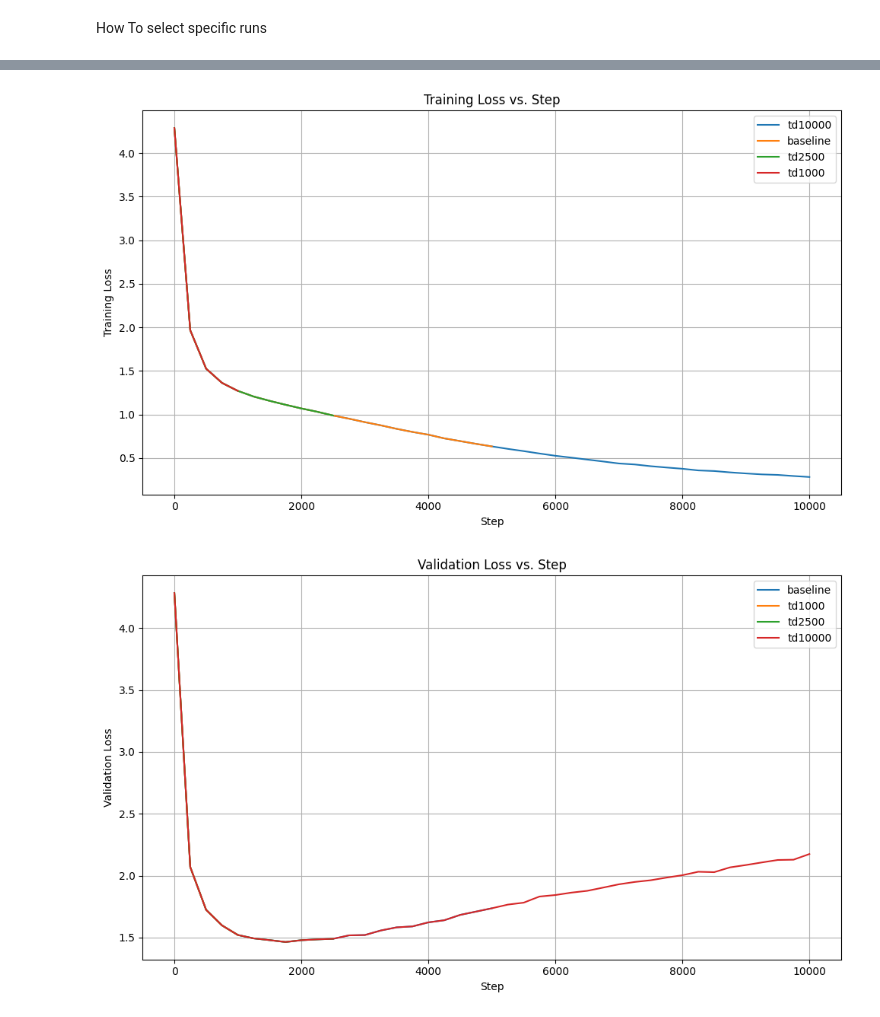
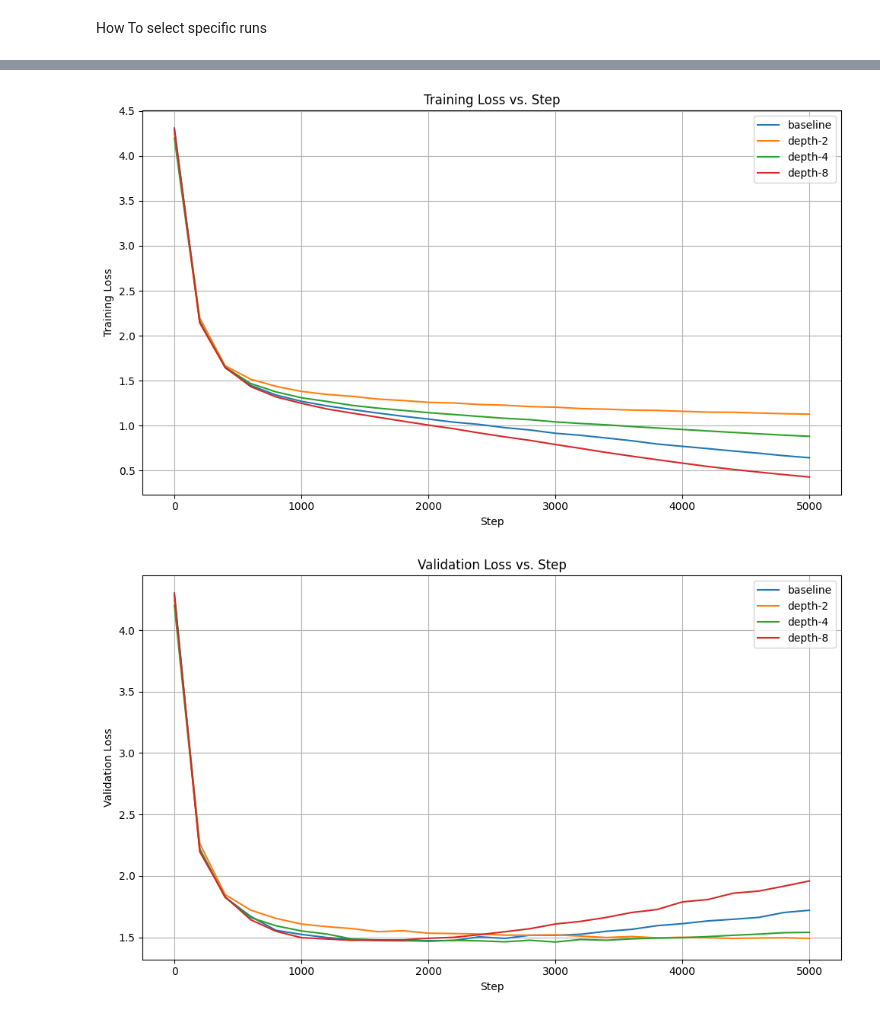
Before and after one commit to maaxhe/foundations_NLP, a Jupyter notebook: final_assignment/notebook.ipynb, the cells around one changed output, grey strips where cells are left out. Cells and saved outputs as stored; diff of their text form; code cells hidden in the pictures.

```diff
--- a/final_assignment/notebook.ipynb
+++ b/final_assignment/notebook.ipynb
@@ -1286,3 +1547,0 @@ plot_runs(all_runs, show_train=False, show_val=True,  selected_runs=["baseline",
-# %%
-plot_runs(all_runs, show_train=True, show_val=False,  selected_runs=["baseline", "128-4heads", "256-4heads"])
-plot_runs(all_runs, show_train=False, show_val=True,  selected_runs=["baseline", "128-4heads", "256-4heads"])
@@ -1292,3 +1547,0 @@ plot_runs(all_runs, show_train=False, show_val=True,  selected_runs=["baseline",
-# %%
-plot_runs(all_runs, show_train=True, show_val=False,  selected_runs=["baseline", "block-64", "block-128"])
-plot_runs(all_runs, show_train=False, show_val=True,  selected_runs=["baseline", "block-64", "block-128"])
@@ -1298,3 +1547,0 @@ plot_runs(all_runs, show_train=False, show_val=True,  selected_runs=["baseline",
-# %%
-plot_runs(all_runs, show_train=True, show_val=False,  selected_runs=["baseline", "dropout-0-0", "dropout-0-1", "dropout-0-4"])
-plot_runs(all_runs, show_train=False, show_val=True,  selected_runs=["baseline", "dropout-0-0", "dropout-0-1", "dropout-0-4"])
@@ -1304,6 +1548,5 @@ plot_runs(all_runs, show_train=False, show_val=True,  selected_runs=["baseline",
-# %%
-plot_runs(all_runs, show_train=True, show_val=False,  selected_runs=["td10000", "baseline", "td2500", "td1000"])
-plot_runs(all_runs, show_train=False, show_val=True,  selected_runs=["td10000", "baseline", "td2500", "td1000"])
-# %% [output]
-[figure, removed]
-[figure, removed]
+# %%
+plot_runs(all_runs, selected_runs=["baseline", "depth-2", "depth-4", "depth-8"])
+# %% [output]
+[figure, added]
+[figure, added]
```
Also changed, not shown: parts of 30 cells of this notebook, 31 other files.
